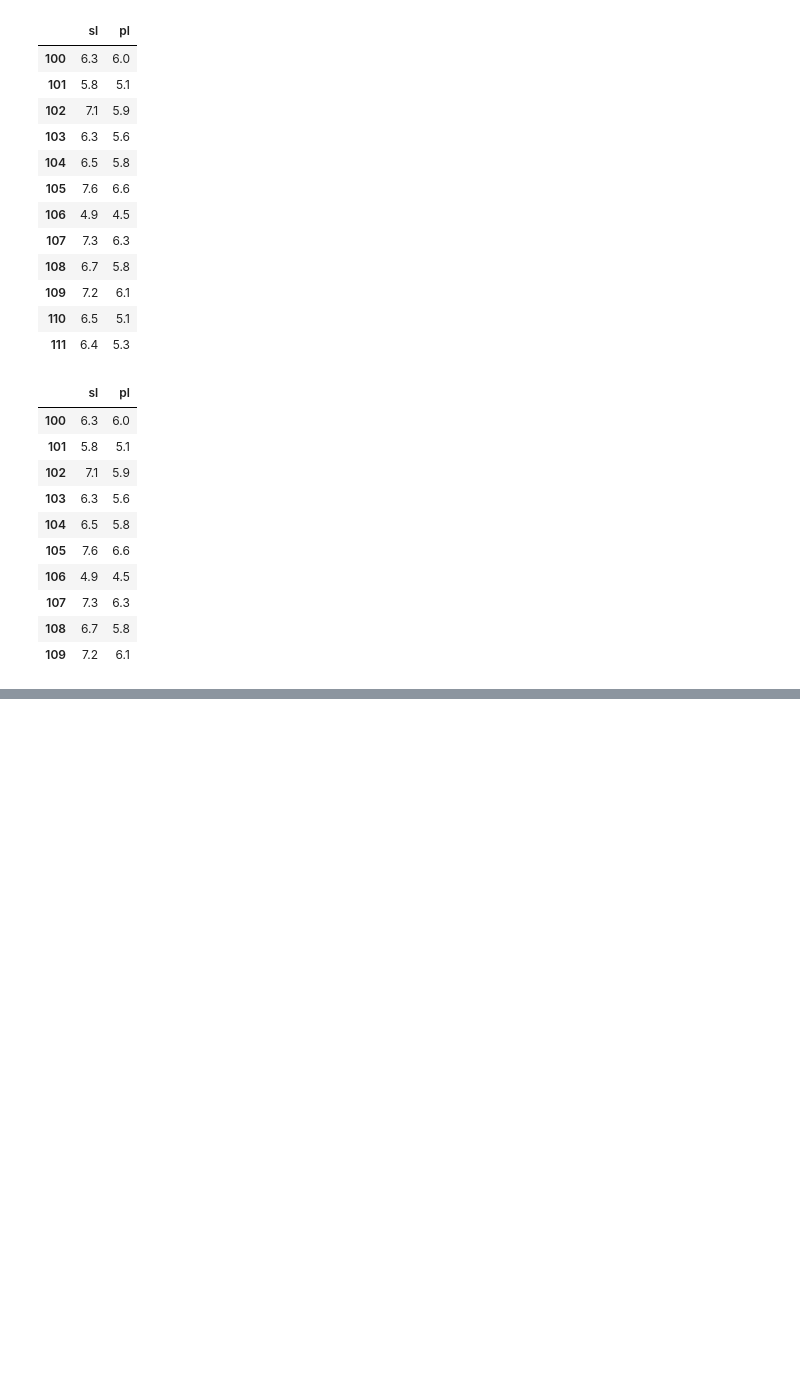
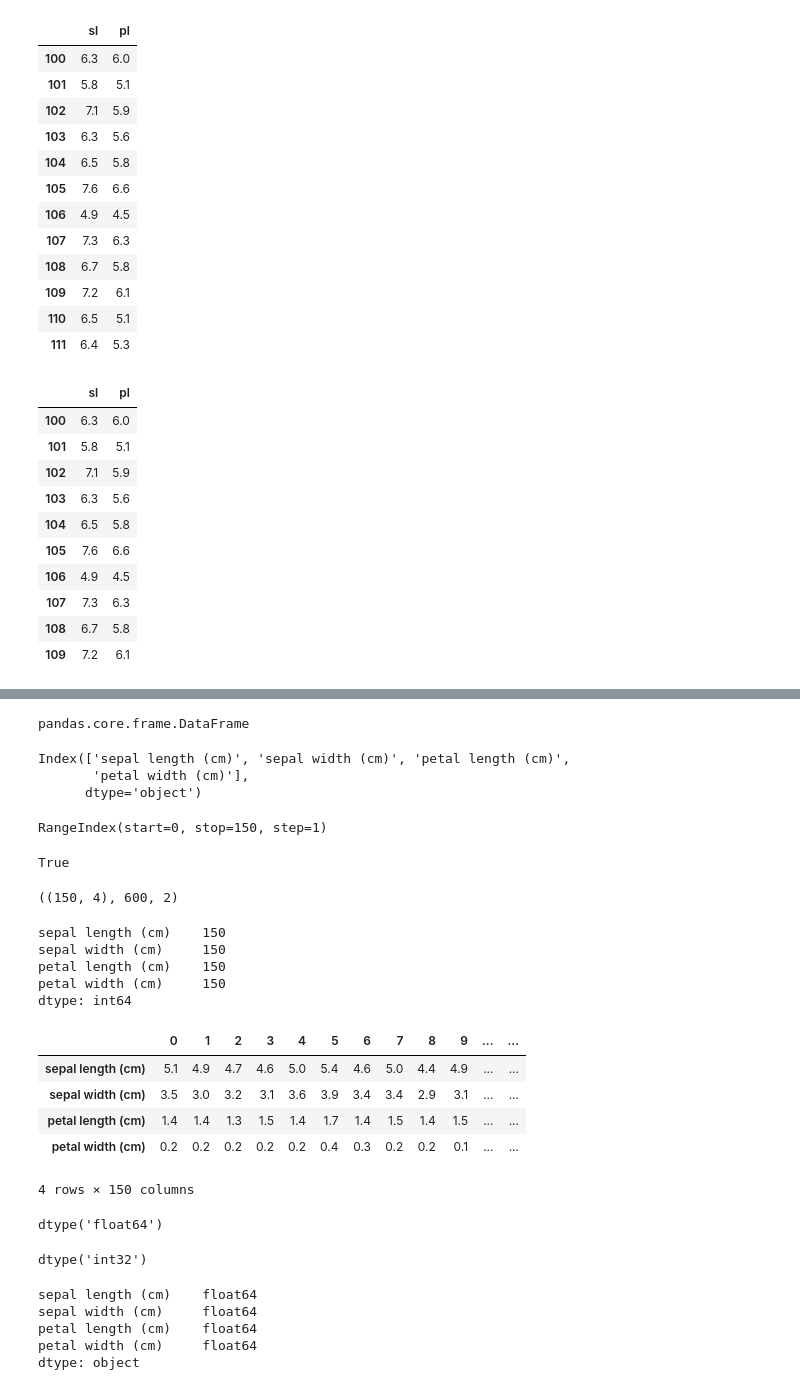
Before and after one commit to Soeui-lee/Data-Analysis-2021.11, a Jupyter notebook: 01.Numpy/03.연습.ipynb, the cells around one changed output, grey strips where cells are left out. Drawn from its saved outputs; the diff is of its cells as text; code cells hidden in the pictures; blank space fills up the shorter version.

```diff
--- a/01.Numpy/03.연습.ipynb
+++ b/01.Numpy/03.연습.ipynb
@@ -205,0 +279,4 @@ iris[100:110][['sl','pl']] # 체이닝 색인 , 점색인 + 연속색인(..?)
+# %%
+from sklearn.datasets import load_iris
+data = load_iris()
+data.keys()
@@ -205,0 +316,55 @@ iris[100:110][['sl','pl']] # 체이닝 색인 , 점색인 + 연속색인(..?)
+# %%
+type(iris)
+# %% [output]
+pandas.core.frame.DataFrame
+# %%
+iris.columns
+# %% [output]
+Index(['sepal length (cm)', 'sepal width (cm)', 'petal length (cm)',
+       'petal width (cm)'],
+      dtype='object')
+# %%
+iris.index
+# %% [output]
+RangeIndex(start=0, stop=150, step=1)
+# %%
+np.all(iris.values == data.data)
+# %% [output]
+True
+# %%
+iris.shape, iris.size, iris.ndim
+# %% [output]
+((150, 4), 600, 2)
+# %%
+iris.count()
+# %% [output]
+sepal length (cm)    150
+sepal width (cm)     150
+petal length (cm)    150
+petal width (cm)     150
+dtype: int64
+# %%
+iris.T.head()
+# %% [output]
+|  | 0 | 1 | 2 | 3 | 4 | 5 | 6 | 7 | 8 | 9 | ... | ... |
+| sepal length (cm) | 5.1 | 4.9 | 4.7 | 4.6 | 5.0 | 5.4 | 4.6 | 5.0 | 4.4 | 4.9 | ... | ... |
+| sepal width (cm) | 3.5 | 3.0 | 3.2 | 3.1 | 3.6 | 3.9 | 3.4 | 3.4 | 2.9 | 3.1 | ... | ... |
+| petal length (cm) | 1.4 | 1.4 | 1.3 | 1.5 | 1.4 | 1.7 | 1.4 | 1.5 | 1.4 | 1.5 | ... | ... |
+| petal width (cm) | 0.2 | 0.2 | 0.2 | 0.2 | 0.2 | 0.4 | 0.3 | 0.2 | 0.2 | 0.1 | ... | ... |
+4 rows × 150 columns
+# %%
+data.data.dtype
+# %% [output]
+dtype('float64')
+# %%
+data.target.dtype
+# %% [output]
+dtype('int32')
+# %%
+iris.dtypes # iris 데프는 타입이 다양할 수 있기 때문에 type's'
+# %% [output]
+sepal length (cm)    float64
+sepal width (cm)     float64
+petal length (cm)    float64
+petal width (cm)     float64
+dtype: object
```
Also changed, not shown: parts of 30 cells of this notebook.
